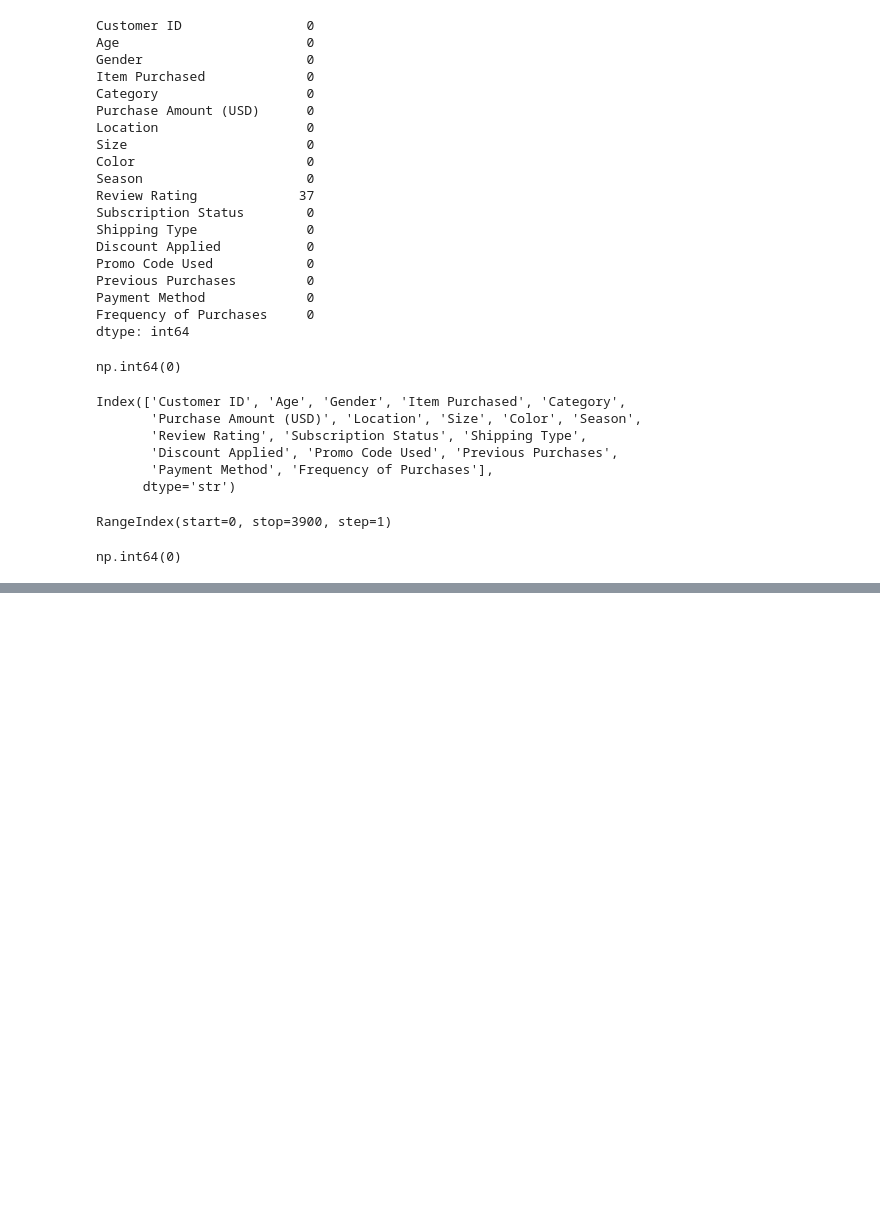
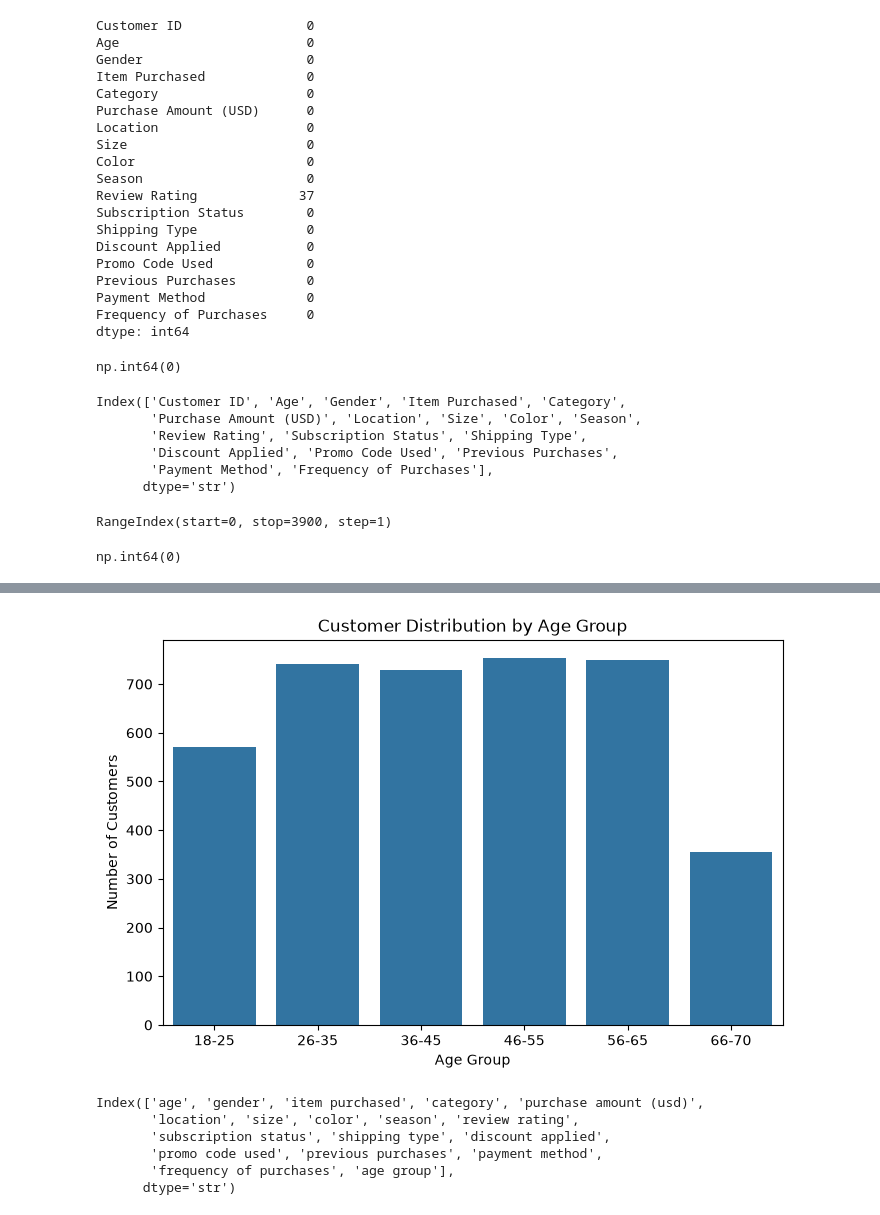
Before and after one commit to sanadwork240-sudo/customer-sales-analysis, a Jupyter notebook: data_analytics.ipynb, the cells around one changed output, grey strips where cells are left out. Drawn from its saved outputs; the diff is of its cells as text; code cells hidden in the pictures; blank space fills up the shorter version.

```diff
--- a/data_analytics.ipynb
+++ b/data_analytics.ipynb
@@ -97,0 +162,13 @@ np.int64(0)
+# %%
+bins = [17, 25, 35, 45, 55, 65, 70]
+
+labels = ['18-25',
+          '26-35',
+          '36-45',
+          '46-55',
+          '56-65',
+          '66-70']
+
+df['Age Group'] = pd.cut(df['Age'],
+                         bins=bins,
+                         labels=labels)
@@ -97,0 +186,16 @@ np.int64(0)
+# %%
+plt.figure(figsize=(8,5))
+
+sns.countplot(
+    x='Age Group',
+    data=df,
+    order=['18-25','26-35','36-45','46-55','56-65','66-70']
+)
+
+plt.title('Customer Distribution by Age Group')
+plt.xlabel('Age Group')
+plt.ylabel('Number of Customers')
+
+plt.show()
+# %% [output]
+[figure, added]
@@ -97,0 +204,9 @@ np.int64(0)
+# %%
+df.columns
+# %% [output]
+Index(['age', 'gender', 'item purchased', 'category', 'purchase amount (usd)',
+       'location', 'size', 'color', 'season', 'review rating',
+       'subscription status', 'shipping type', 'discount applied',
+       'promo code used', 'previous purchases', 'payment method',
+       'frequency of purchases', 'age group'],
+      dtype='str')
```
Also changed, not shown: parts of 12 cells of this notebook, 2 other files.
